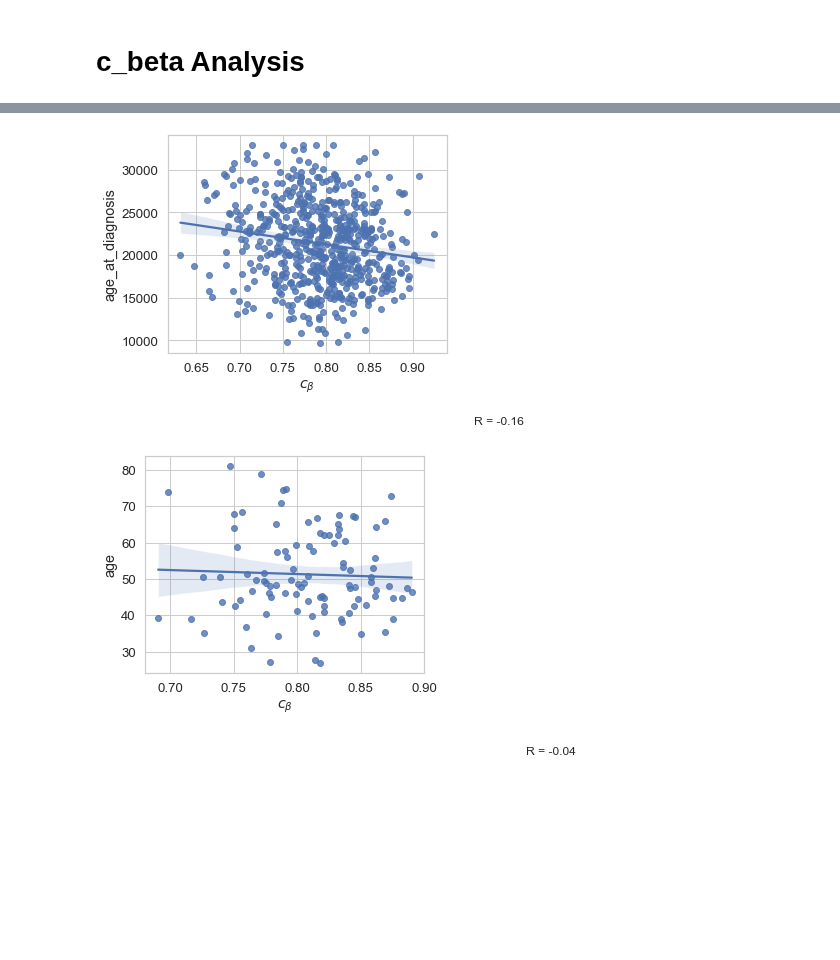
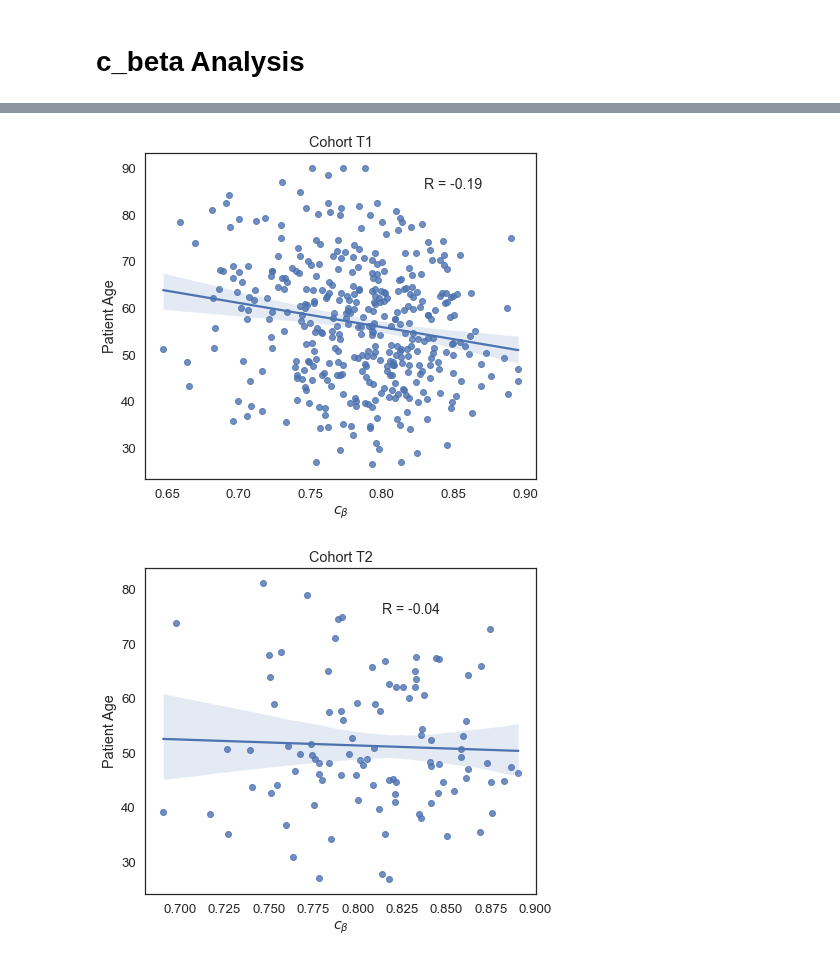
Before and after one commit to danmonyak/EpiClockInvasiveBRCA, a Jupyter notebook: Analysis/c_beta Analysis.ipynb, the cells around one changed output, grey strips where cells are left out. Saved outputs shown, nothing was run; the diff lists cells and outputs as text; code cells hidden in the pictures; blank space fills up the shorter version.

```diff
--- a/Analysis/c_beta Analysis.ipynb
+++ b/Analysis/c_beta Analysis.ipynb
@@ -48,0 +42,9 @@ m_util.saveBoxPlot(clinical['TCGA'], 'primary_diagnosis', restrict=False,
+# %%
+marker_state_dict = {'Equivocal':'Positive', 'Indeterminate':float('NaN'),
+                     'Negative':'Negative', 'Positive':'Positive'}
+hormone_df = pd.read_table(os.path.join(TCGA_clinical_dir, 'nationwidechildrens.org_clinical_patient_brca.txt'),
+                           usecols=['bcr_patient_barcode', 'her2_status_by_ihc', 'er_status_by_ihc', 'pr_status_by_ihc'],
+                           index_col=0, na_values=['[Not Evaluated]', '[Not Available]']).iloc[2:]
+hormone_df = hormone_df.apply(lambda col:col.map(marker_state_dict), axis=0)
+# hormone_df.index = hormone_df.index.str.upper()
+assert not hormone_df.index.duplicated().any()
@@ -48,0 +185,10 @@ m_util.saveBoxPlot(clinical['TCGA'], 'primary_diagnosis', restrict=False,
+# %%
+clinical['TCGA']['subtype_lumGrouped'] = clinical['TCGA']['subtype'].copy().map({'LumA':'Lum', 'LumB':'Lum', 'Her2':'Her2', 'Basal':'Basal'})
+
+m_util.saveBoxPlotNew(clinical['TCGA'], 'subtype_lumGrouped', restrict=True,
+                   var_y='c_beta',
+                      use_groups = ['Lum', 'Her2', 'Basal'],
+                   x_size=7, y_size=6,
+                      label = 'Subtype (Luminal Grouped)',
+                   outdir=figure_outdir, title=True,
+                   palette=consts['palette_jco'])
@@ -48,0 +199,10 @@ m_util.saveBoxPlot(clinical['TCGA'], 'primary_diagnosis', restrict=False,
+# %%
+clinical['ringner']['subtype_lumGrouped'] = clinical['ringner']['genefu.pam50.subtype'].copy().map({'LumA':'Lum', 'LumB':'Lum', 'Her2':'Her2', 'Basal':'Basal'})
+
+m_util.saveBoxPlotNew(clinical['ringner'], 'subtype_lumGrouped', restrict=True,
+                   var_y='c_beta',
+                      use_groups = ['Lum', 'Her2', 'Basal'],
+                   x_size=7, y_size=6,
+                      label = 'Subtype (Luminal Grouped)',
+                   outdir=figure_outdir, title=True,
+                   palette=consts['palette_jco'])
@@ -49,14 +213,20 @@ m_util.saveBoxPlot(clinical['TCGA'], 'primary_diagnosis', restrict=False,
+# %%
+clinical['TCGA']['age'] = clinical['TCGA']['age_at_diagnosis'] / 365
+# %%
+m_util.saveCorrelationPlot(clinical['TCGA'], var_y='age', restrict=True, outfile=False,
+                           outdir=figure_outdir,
+                           x_size=7, y_size=6,
+                           label='Patient Age',
+                           text_x=0.85, text_y=85, text_fontsize=14
+                          )
+# %% [output]
+[figure, added]
 # %%
-m_util.saveCorrelationPlot(clinical['TCGA'], var_y='age_at_diagnosis', only_pure=False, only_ductal=False, outfile=False,
-#                         outdir=image_outdir,
-                           x_size=5, y_size=4,
-#                            dataset='Cohort T1'
+m_util.saveCorrelationPlot(clinical['ringner'], var_y='age', restrict=True, outfile=False,
+                           outdir=figure_outdir,
+                           x_size=7, y_size=6,
+                           label='Patient Age',
+                           text_x=0.83, text_y=75, text_fontsize=14
                           )
-m_util.saveCorrelationPlot(clinical['ringner'], var_y='age', only_pure=False, only_ductal=False, outfile=False,
-#                         outdir=image_outdir,
-                           x_size=5, y_size=4,
-#                            dataset='Cohort T1'
-                          )
 # %% [output]
-[figure, old version]
+[figure, new version]
-[figure, removed]
```
Also changed, not shown: parts of 18 cells of this notebook, 14 other files.
